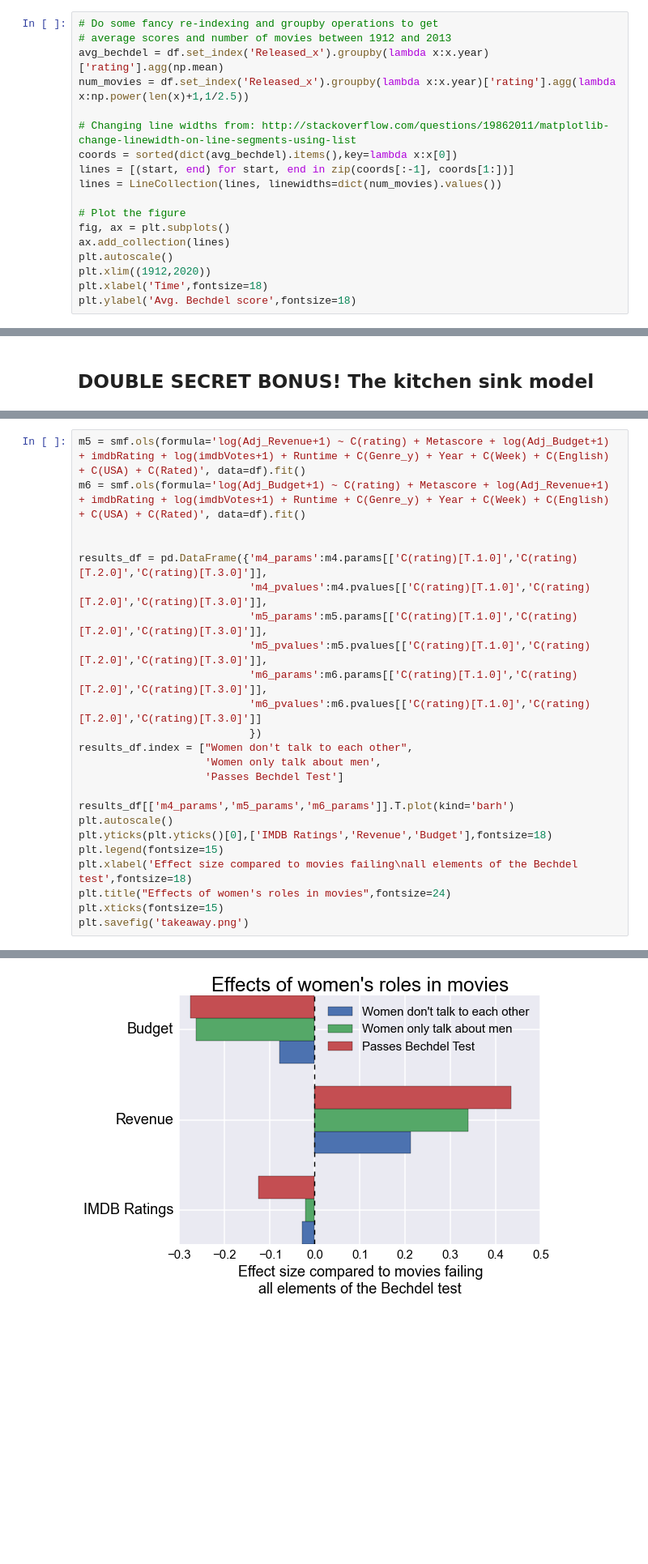
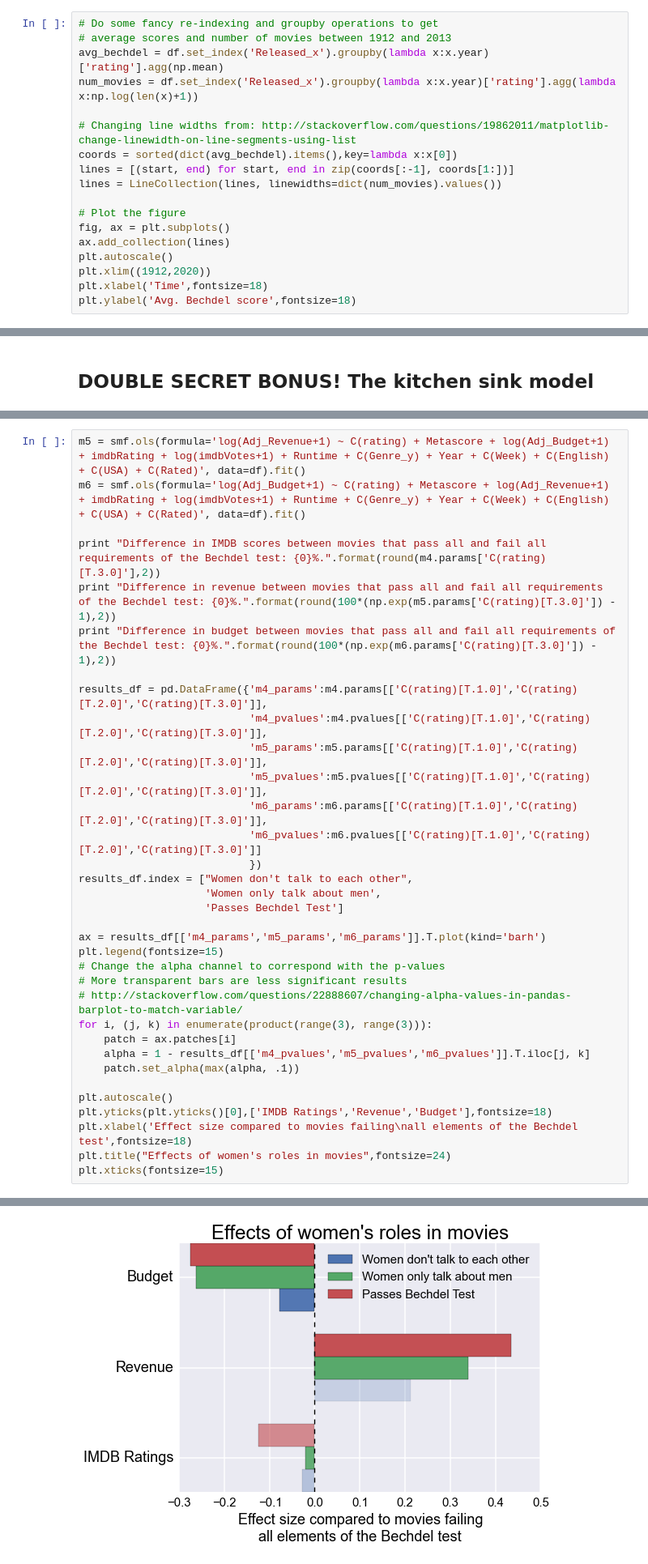
Before and after one commit to brianckeegan/Bechdel, a Jupyter notebook: Bechdel_test.ipynb, the cells around one changed output, grey strips where cells are left out. Shown at 81% size. Cells and saved outputs as stored; diff of their text form; blank space fills up the shorter version.

```diff
--- a/Bechdel_test.ipynb
+++ b/Bechdel_test.ipynb
@@ -363,7 +403,7 @@ Plot the change in the average Bechdel score over time. Scale the size of the li
 # Do some fancy re-indexing and groupby operations to get
 # average scores and number of movies between 1912 and 2013
 avg_bechdel = df.set_index('Released_x').groupby(lambda x:x.year)['rating'].agg(np.mean)
-num_movies = df.set_index('Released_x').groupby(lambda x:x.year)['rating'].agg(lambda x:np.power(len(x)+1,1/2.5))
+num_movies = df.set_index('Released_x').groupby(lambda x:x.year)['rating'].agg(lambda x:np.log(len(x)+1))
 
 # Changing line widths from: http://stackoverflow.com/questions/19862011/matplotlib-change-linewidth-on-line-segments-using-list
 coords = sorted(dict(avg_bechdel).items(),key=lambda x:x[0])
@@ -839,6 +873,9 @@ But we can run the same kitchen sink model on the relationship between revenue a
 m5 = smf.ols(formula='log(Adj_Revenue+1) ~ C(rating) + Metascore + log(Adj_Budget+1) + imdbRating + log(imdbVotes+1) + Runtime + C(Genre_y) + Year + C(Week) + C(English) + C(USA) + C(Rated)', data=df).fit()
 m6 = smf.ols(formula='log(Adj_Budget+1) ~ C(rating) + Metascore + log(Adj_Revenue+1) + imdbRating + log(imdbVotes+1) + Runtime + C(Genre_y) + Year + C(Week) + C(English) + C(USA) + C(Rated)', data=df).fit()
 
+print "Difference in IMDB scores between movies that pass all and fail all requirements of the Bechdel test: {0}%.".format(round(m4.params['C(rating)[T.3.0]'],2))
+print "Difference in revenue between movies that pass all and fail all requirements of the Bechdel test: {0}%.".format(round(100*(np.exp(m5.params['C(rating)[T.3.0]']) - 1),2))
+print "Difference in budget between movies that pass all and fail all requirements of the Bechdel test: {0}%.".format(round(100*(np.exp(m6.params['C(rating)[T.3.0]']) - 1),2))
 
 results_df = pd.DataFrame({'m4_params':m4.params[['C(rating)[T.1.0]','C(rating)[T.2.0]','C(rating)[T.3.0]']],
                            'm4_pvalues':m4.pvalues[['C(rating)[T.1.0]','C(rating)[T.2.0]','C(rating)[T.3.0]']],
@@ -851,12 +888,19 @@ results_df.index = ["Women don't talk to each other",
                     'Women only talk about men',
                     'Passes Bechdel Test']
 
-results_df[['m4_params','m5_params','m6_params']].T.plot(kind='barh')
+ax = results_df[['m4_params','m5_params','m6_params']].T.plot(kind='barh')
+plt.legend(fontsize=15)
+# Change the alpha channel to correspond with the p-values
+# More transparent bars are less significant results
+# http://stackoverflow.com/questions/22888607/changing-alpha-values-in-pandas-barplot-to-match-variable/
+for i, (j, k) in enumerate(product(range(3), range(3))):
+    patch = ax.patches[i]
+    alpha = 1 - results_df[['m4_pvalues','m5_pvalues','m6_pvalues']].T.iloc[j, k]
+    patch.set_alpha(max(alpha, .1))
+
 plt.autoscale()
 plt.yticks(plt.yticks()[0],['IMDB Ratings','Revenue','Budget'],fontsize=18)
-plt.legend(fontsize=15)
 plt.xlabel('Effect size compared to movies failing\nall elements of the Bechdel test',fontsize=18)
 plt.title("Effects of women's roles in movies",fontsize=24)
 plt.xticks(fontsize=15)
-plt.savefig('takeaway.png')
 # %% [output]
@@ -865,4 +910,4 @@ plt.savefig('takeaway.png')
-[figure, old version]
+[figure, new version]
 # %% [markdown]
 # Conclusions
 # %% [markdown]
```
Also changed, not shown: parts of 28 cells of this notebook.
